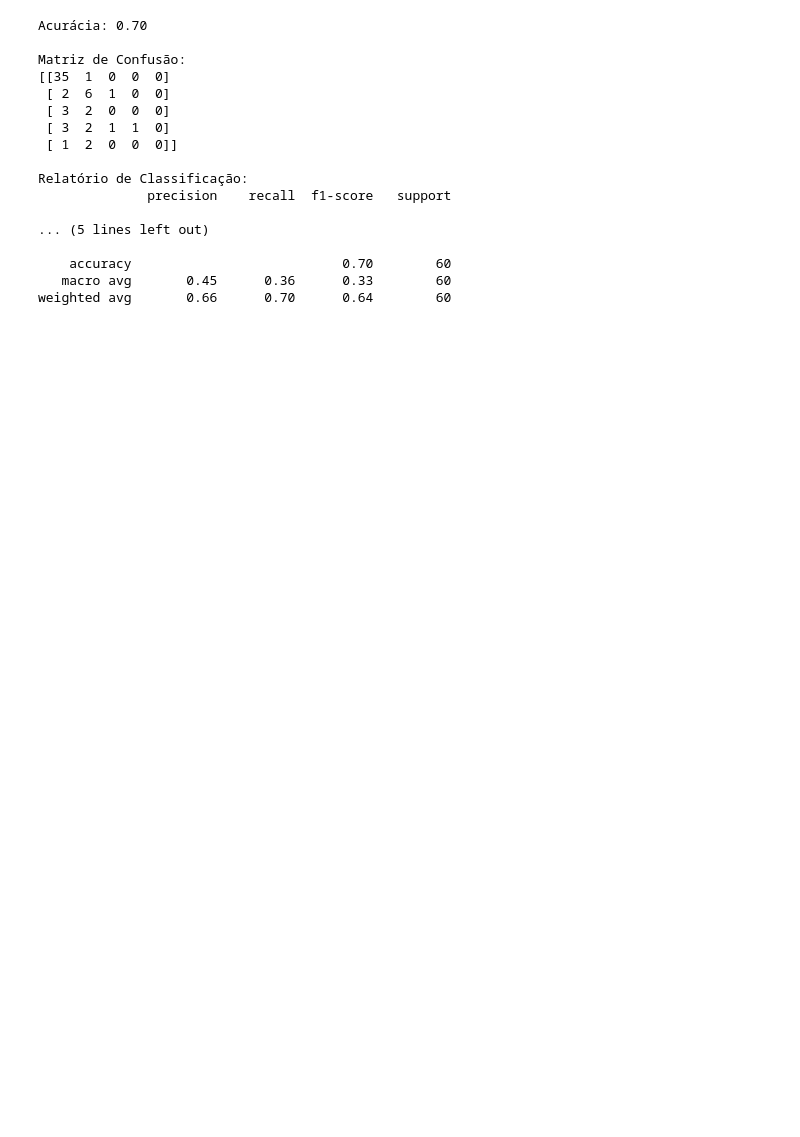
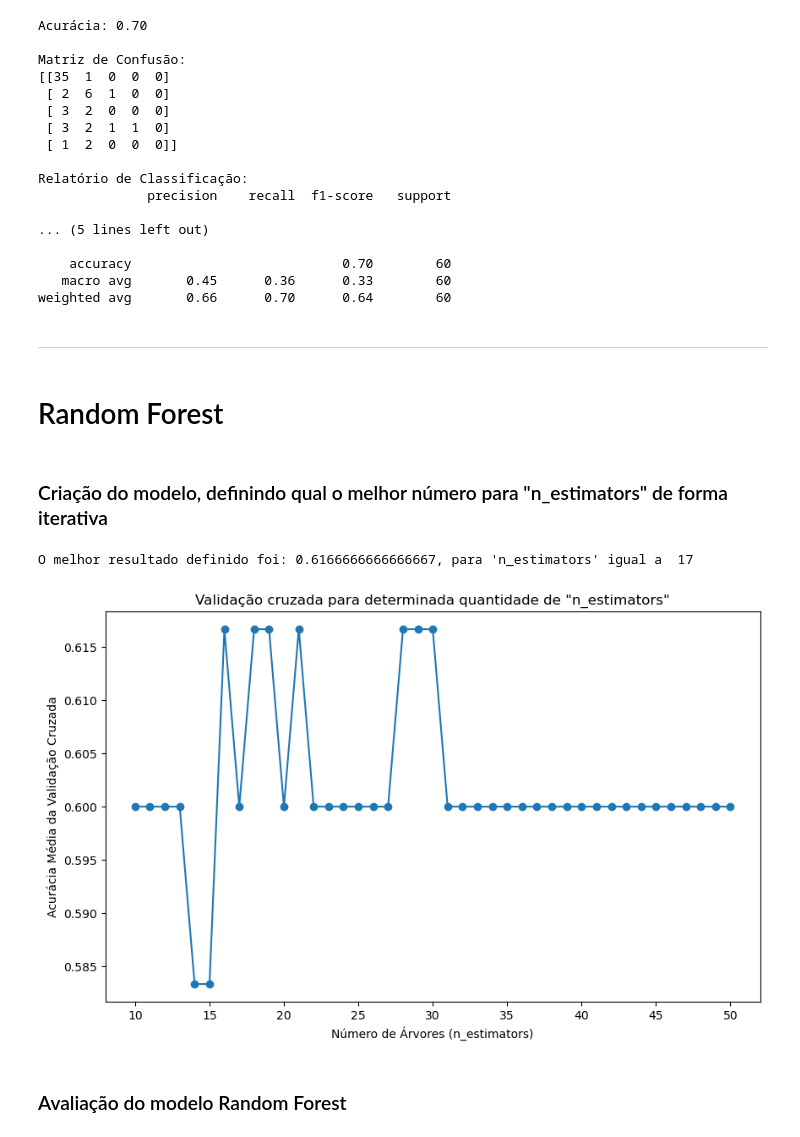
Before and after one commit to CarlosHenriquePinheiroCordeiro/machine-learning, a Jupyter notebook: trabalho-final-tecnicas-classificacao-doenca-cardiaca/trabalho-final.ipynb, the cells around one changed output. Cells and saved outputs as stored; diff of their text form; code cells hidden in the pictures; blank space fills up the shorter version.

Commit message:
Adição das outras técnicas ao trabalho final, Random Forest e SVM, partindo agora para demonstração dos resultados e comparações

```diff
--- a/trabalho-final-tecnicas-classificacao-doenca-cardiaca/trabalho-final.ipynb
+++ b/trabalho-final-tecnicas-classificacao-doenca-cardiaca/trabalho-final.ipynb
@@ -86,3 +103,36 @@ Relatório de Classificação:
     accuracy                           0.70        60
    macro avg       0.45      0.36      0.33        60
 weighted avg       0.66      0.70      0.64        60
+# %% [markdown]
+-----
+# %% [markdown]
+# Random Forest
+# %% [markdown]
+### Criação do modelo, definindo qual o melhor número para "n_estimators" de forma iterativa
+# %%
+from sklearn.ensemble import RandomForestClassifier
+from sklearn.model_selection import cross_val_score
+
+aEstimators = np.array([])
+for iEstimators in range(10, 51):
+    oRandomForest = RandomForestClassifier(n_estimators=iEstimators, random_state=42)
+    oRandomForest.fit(xTreinamento, yTreinamento)
+    aPontuacao = cross_val_score(oRandomForest, xTeste, yTeste, cv=3, scoring='accuracy')
+    aEstimators = np.append(aEstimators, [np.mean(aPontuacao)])
+
+print("O melhor resultado definido foi: "+str(aEstimators.max())+", para 'n_estimators' igual a  "+str(aEstimators.argmax()+11))
+
+oRandomForest = RandomForestClassifier(n_estimators=aEstimators.argmax()+11, random_state=42)
+oRandomForest.fit(xTreinamento, yTreinamento)
+
+plt.figure(figsize=(10, 6))
+plt.plot(np.arange(10, 51, 1), aEstimators, marker='o')
+plt.title('Validação cruzada para determinada quantidade de "n_estimators"')
+plt.xlabel('Número de Árvores (n_estimators)')
+plt.ylabel('Acurácia Média da Validação Cruzada')
+plt.show()
+# %% [output]
+O melhor resultado definido foi: 0.6166666666666667, para 'n_estimators' igual a  17
+[figure, added]
+# %% [markdown]
+### Avaliação do modelo Random Forest
```
Also changed, not shown: parts of 26 cells of this notebook.
